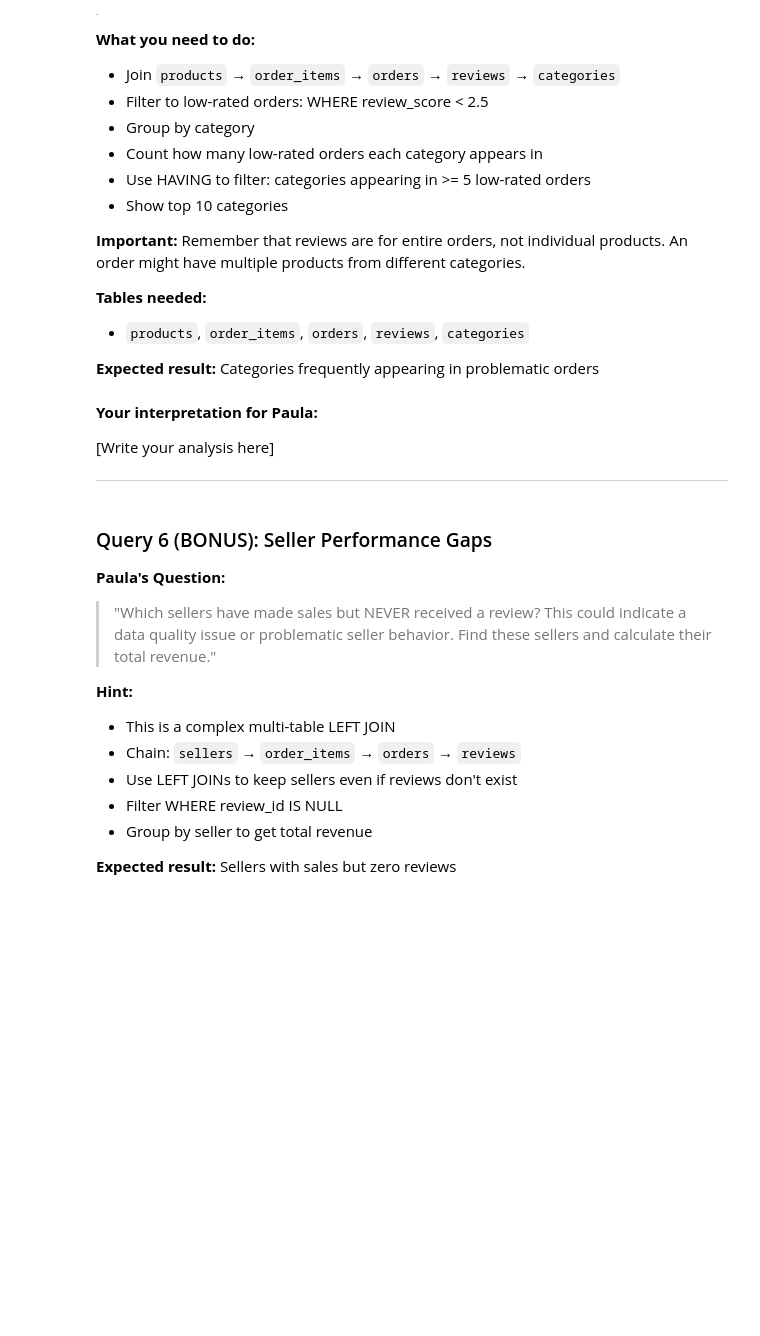
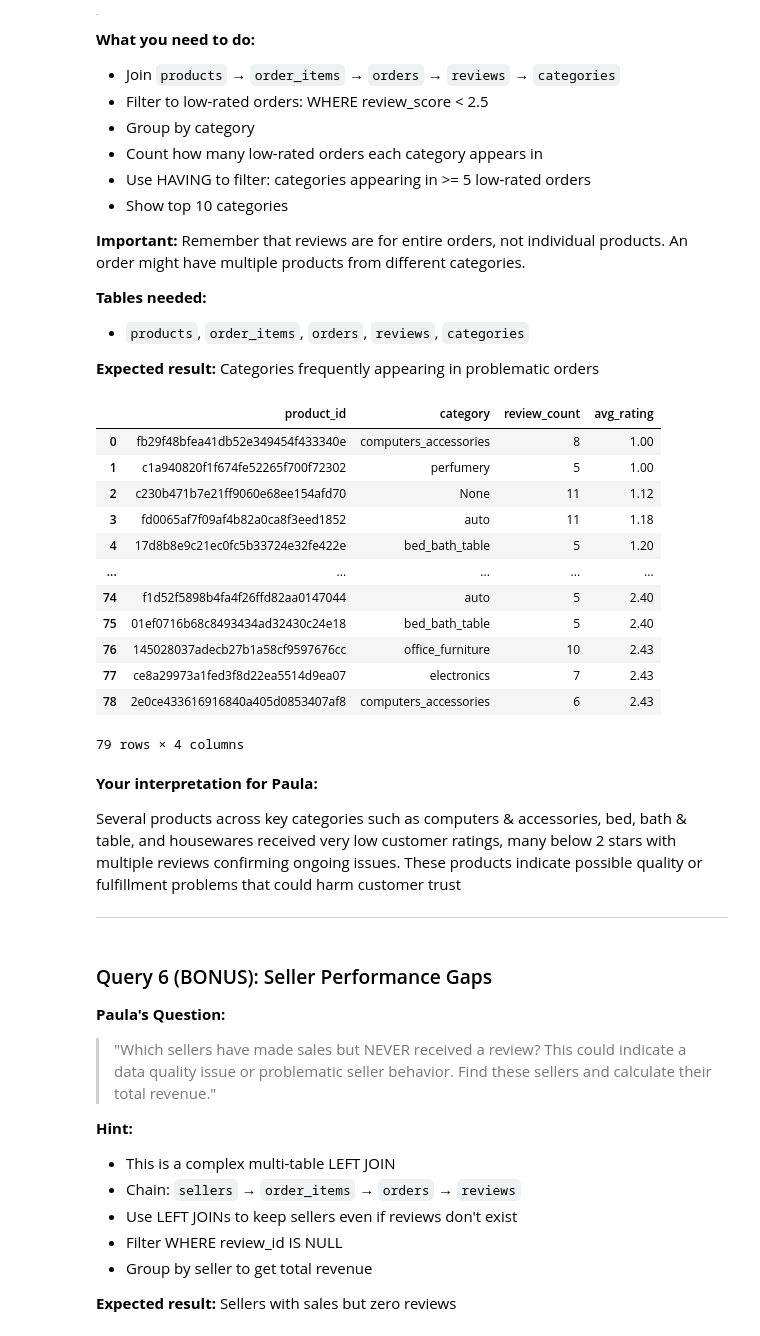
Before and after one commit to hdzmarcela/ECBS5294, a Jupyter notebook: notebooks/day2/day2_exercise_joins.ipynb, the cells around one changed output. Cells and saved outputs as stored; diff of their text form; code cells hidden in the pictures; blank space fills up the shorter version.

```diff
--- a/notebooks/day2/day2_exercise_joins.ipynb
+++ b/notebooks/day2/day2_exercise_joins.ipynb
@@ -349,17 +436,53 @@ result_q4
 # %%
 # Query 5: Product Quality Issues (Homework)
 # Write your query here
 
 result_q5 = con.execute("""
-    -- Your query here
-    SELECT 1 as todo  -- Replace this entire query
+    SELECT
+        p.product_id,
+        cat.product_category_name_english AS category,
+        COUNT(DISTINCT r.review_id) AS review_count,
+        ROUND(AVG(r.review_score), 2) AS avg_rating
+    FROM products p
+    JOIN order_items oi
+        ON p.product_id = oi.product_id
+    JOIN orders o
+        ON oi.order_id = o.order_id
+    JOIN reviews r
+        ON o.order_id = r.order_id
+    LEFT JOIN categories cat
+        ON p.product_category_name = cat.product_category_name
+    GROUP BY
+        p.product_id,
+        cat.product_category_name_english
+    HAVING
+        COUNT(DISTINCT r.review_id) >= 5
+        AND AVG(r.review_score) < 2.5
+    ORDER BY
+        avg_rating ASC,
+        review_count DESC;
+
 """).df()
 
 result_q5
+# %% [output]
+|  | product_id | category | review_count | avg_rating |
+| 0 | fb29f48bfea41db52e349454f433340e | computers_accessories | 8 | 1.00 |
+| 1 | c1a940820f1f674fe52265f700f72302 | perfumery | 5 | 1.00 |
+| 2 | c230b471b7e21ff9060e68ee154afd70 | None | 11 | 1.12 |
+| 3 | fd0065af7f09af4b82a0ca8f3eed1852 | auto | 11 | 1.18 |
+| 4 | 17d8b8e9c21ec0fc5b33724e32fe422e | bed_bath_table | 5 | 1.20 |
+| ... | ... | ... | ... | ... |
+| 74 | f1d52f5898b4fa4f26ffd82aa0147044 | auto | 5 | 2.40 |
+| 75 | 01ef0716b68c8493434ad32430c24e18 | bed_bath_table | 5 | 2.40 |
+| 76 | 145028037adecb27b1a58cf9597676cc | office_furniture | 10 | 2.43 |
+| 77 | ce8a29973a1fed3f8d22ea5514d9ea07 | electronics | 7 | 2.43 |
+| 78 | 2e0ce433616916840a405d0853407af8 | computers_accessories | 6 | 2.43 |
+79 rows × 4 columns
 # %% [markdown]
 **Your interpretation for Paula:**
 
-[Write your analysis here]
+Several products across key categories such as computers & accessories, bed, bath & table, and housewares received very low customer ratings, many below 2 stars with multiple reviews confirming ongoing issues. These products indicate possible quality or fulfillment problems that could harm customer trust
 
 ---
 # %% [markdown]
```
Also changed, not shown: parts of 18 cells of this notebook, 4 other files.
